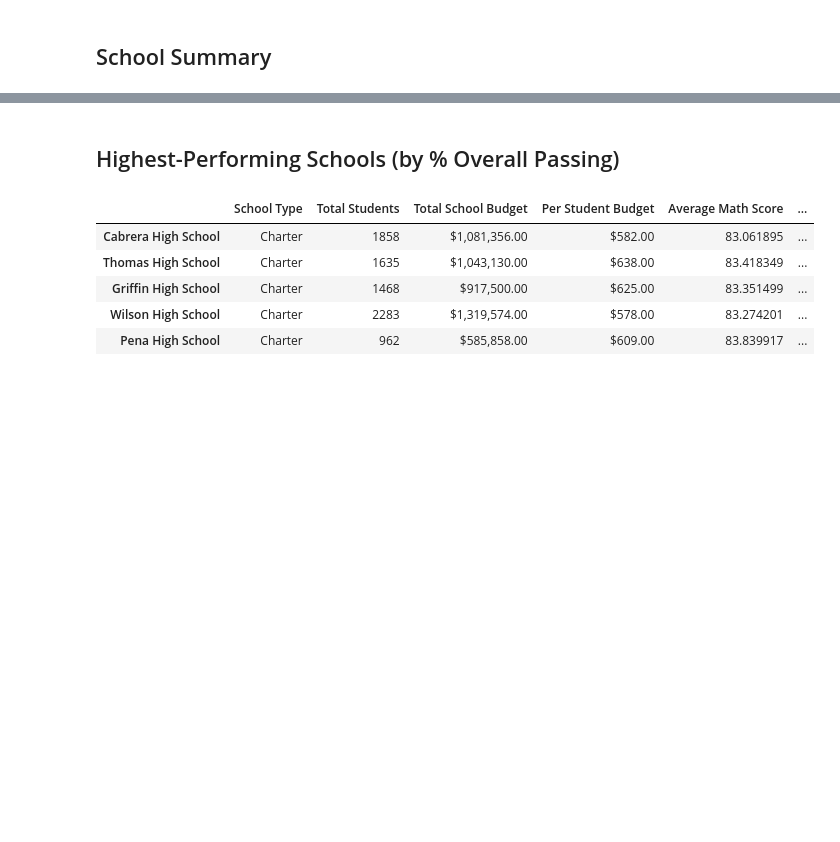
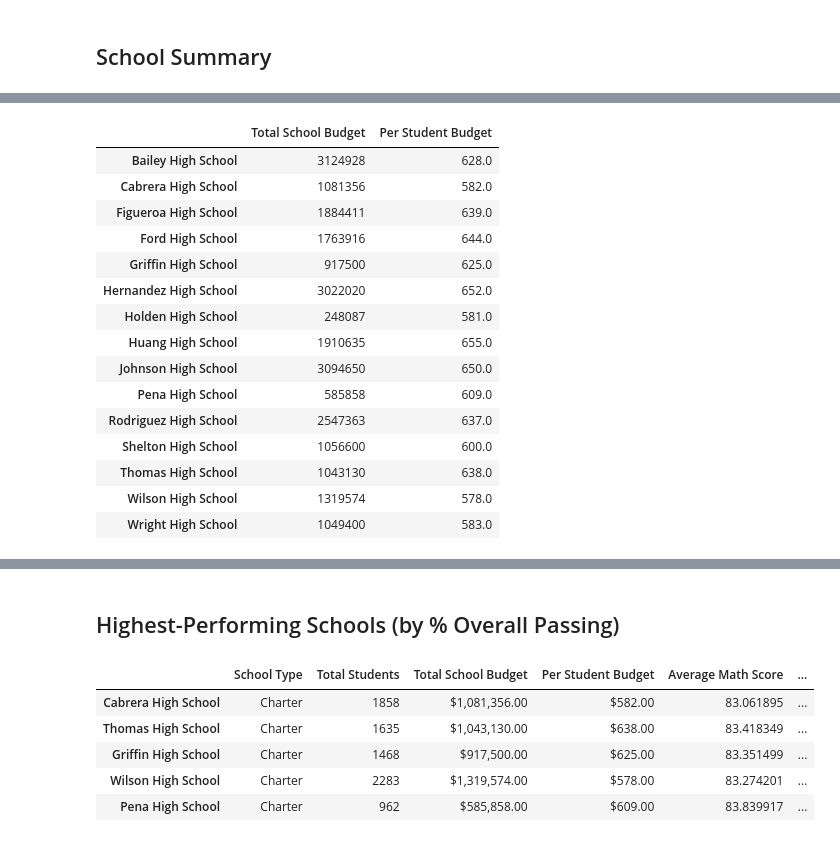
Before and after one commit to AdalbertPayan/pandas-challenge, a Jupyter notebook: Starter_Code/PyCitySchools/PyCitySchools_starter.ipynb, the cells around one changed output, grey strips where cells are left out. Cells and saved outputs as stored; diff of their text form; code cells hidden in the pictures; blank space fills up the shorter version.

```diff
--- a/Starter_Code/PyCitySchools/PyCitySchools_starter.ipynb
+++ b/Starter_Code/PyCitySchools/PyCitySchools_starter.ipynb
@@ -104,4 +121,10 @@ district_summary
 ## School Summary
 # %%
 # Use the code provided to select all of the school types
-school_types =
+all_schools = school_data_complete.groupby(['school_name'])
+school_types = all_schools['type'].first()
+school_category = pd.DataFrame({'School Types': school_types})
+
+school_category.index.name = None
+
+school_category
@@ -110,0 +148,8 @@ per_school_counts =
+# %%
+# Calculate the total student count per school
+student_total = all_schools['Student ID'].count()
+per_school_count = pd.DataFrame({'Student Count Per School': student_total})
+#need total student count per school in descending order
+per_school_count = per_school_count.sort_values('Student Count Per School', ascending=False)
+
+per_school_count
@@ -111,6 +173,29 @@ per_school_counts =
 # %%
 # Calculate the total school budget and per capita spending per school
-per_school_budget =
-per_school_capita =
+per_school_budget = all_schools['budget'].first()
+per_school_capita = per_school_budget / student_total
+
+#push totals to DF
+totals = pd.DataFrame({'Total School Budget': per_school_budget,
+'Per Student Budget': per_school_capita})
+
+totals
+# %% [output]
+|  | Total School Budget | Per Student Budget |
+| Bailey High School | 3124928 | 628.0 |
+| Cabrera High School | 1081356 | 582.0 |
+| Figueroa High School | 1884411 | 639.0 |
+| Ford High School | 1763916 | 644.0 |
+| Griffin High School | 917500 | 625.0 |
+| Hernandez High School | 3022020 | 652.0 |
+| Holden High School | 248087 | 581.0 |
+| Huang High School | 1910635 | 655.0 |
+| Johnson High School | 3094650 | 650.0 |
+| Pena High School | 585858 | 609.0 |
+| Rodriguez High School | 2547363 | 637.0 |
+| Shelton High School | 1056600 | 600.0 |
+| Thomas High School | 1043130 | 638.0 |
+| Wilson High School | 1319574 | 578.0 |
+| Wright High School | 1049400 | 583.0 |
 # %%
 # Calculate the average test scores per school
```
Also changed, not shown: parts of 10 cells of this notebook.
